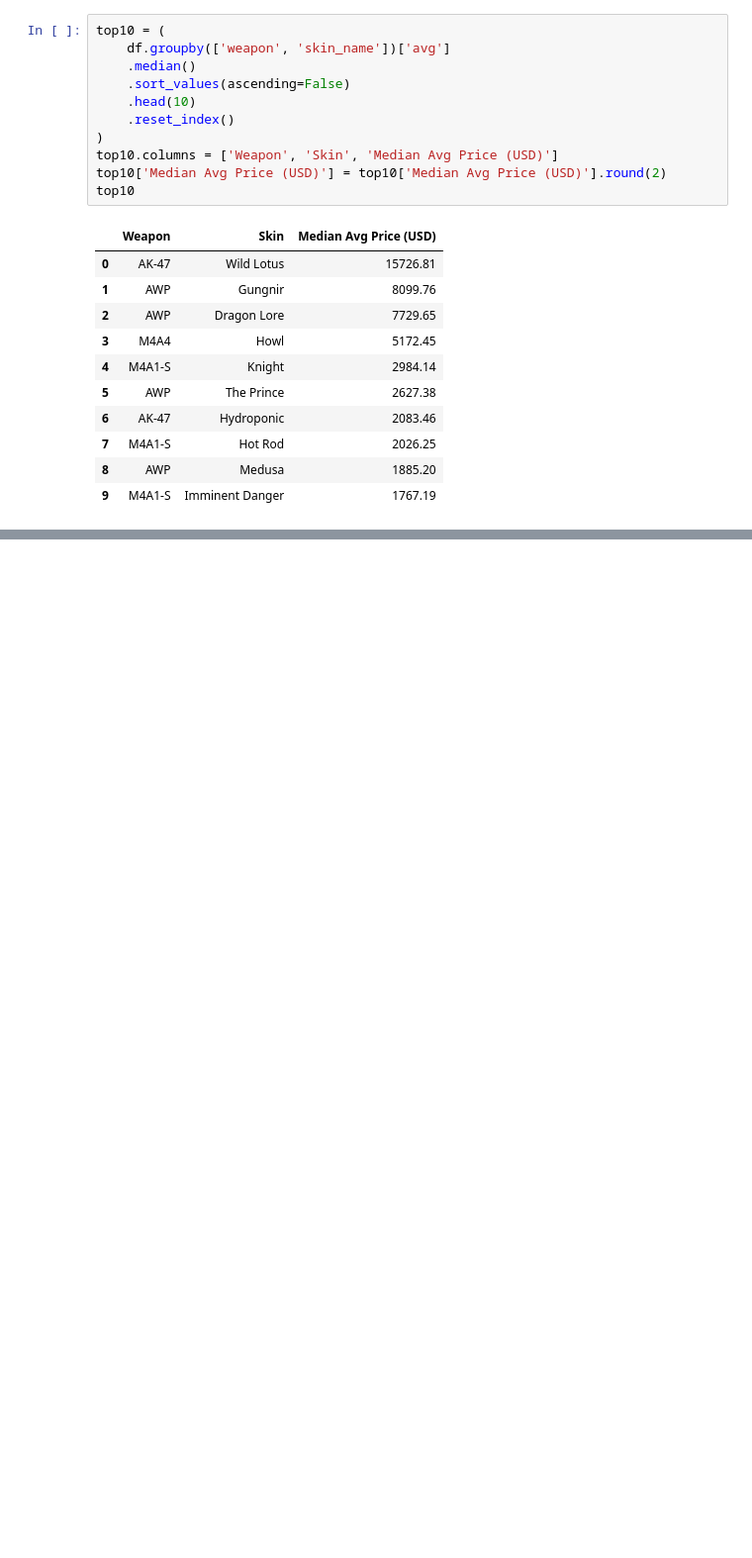
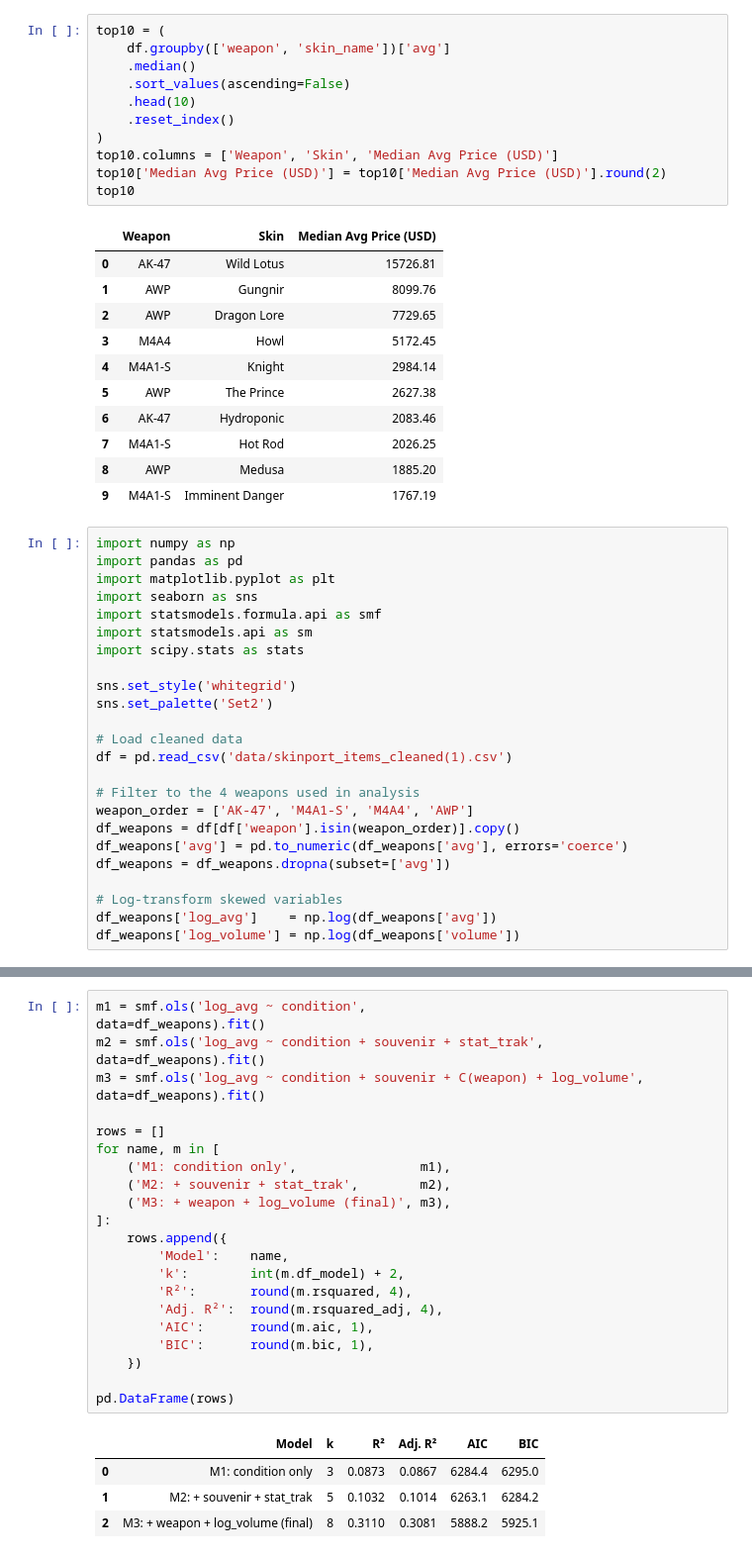
Before and after one commit to Taiac1/PSTAT-100-Final-Project, a Jupyter notebook: notebooks/final_report.ipynb, the cells around one changed output, grey strips where cells are left out. Shown at 99% size. Saved outputs shown, nothing was run; the diff lists cells and outputs as text; blank space fills up the shorter version.

```diff
--- a/notebooks/final_report.ipynb
+++ b/notebooks/final_report.ipynb
@@ -593,3 +593,27 @@ top10
 | 7 | M4A1-S | Hot Rod | 2026.25 |
 | 8 | AWP | Medusa | 1885.20 |
 | 9 | M4A1-S | Imminent Danger | 1767.19 |
+# %%
+import numpy as np
+import pandas as pd
+import matplotlib.pyplot as plt
+import seaborn as sns
+import statsmodels.formula.api as smf
+import statsmodels.api as sm
+import scipy.stats as stats
+
+sns.set_style('whitegrid')
+sns.set_palette('Set2')
+
+# Load cleaned data
+df = pd.read_csv('data/skinport_items_cleaned(1).csv')
+
+# Filter to the 4 weapons used in analysis
+weapon_order = ['AK-47', 'M4A1-S', 'M4A4', 'AWP']
+df_weapons = df[df['weapon'].isin(weapon_order)].copy()
+df_weapons['avg'] = pd.to_numeric(df_weapons['avg'], errors='coerce')
+df_weapons = df_weapons.dropna(subset=['avg'])
+
+# Log-transform skewed variables
+df_weapons['log_avg']    = np.log(df_weapons['avg'])
+df_weapons['log_volume'] = np.log(df_weapons['volume'])
@@ -595,0 +636,26 @@ top10
+# %%
+m1 = smf.ols('log_avg ~ condition',                                          data=df_weapons).fit()
+m2 = smf.ols('log_avg ~ condition + souvenir + stat_trak',                   data=df_weapons).fit()
+m3 = smf.ols('log_avg ~ condition + souvenir + C(weapon) + log_volume',      data=df_weapons).fit()
+
+rows = []
+for name, m in [
+    ('M1: condition only',                m1),
+    ('M2: + souvenir + stat_trak',        m2),
+    ('M3: + weapon + log_volume (final)', m3),
+]:
+    rows.append({
+        'Model':    name,
+        'k':        int(m.df_model) + 2,
+        'R²':       round(m.rsquared, 4),
+        'Adj. R²':  round(m.rsquared_adj, 4),
+        'AIC':      round(m.aic, 1),
+        'BIC':      round(m.bic, 1),
+    })
+
+pd.DataFrame(rows)
+# %% [output]
+|  | Model | k | R² | Adj. R² | AIC | BIC |
+| 0 | M1: condition only | 3 | 0.0873 | 0.0867 | 6284.4 | 6295.0 |
+| 1 | M2: + souvenir + stat_trak | 5 | 0.1032 | 0.1014 | 6263.1 | 6284.2 |
+| 2 | M3: + weapon + log_volume (final) | 8 | 0.3110 | 0.3081 | 5888.2 | 5925.1 |
```
Also changed, not shown: parts of 12 cells of this notebook.
